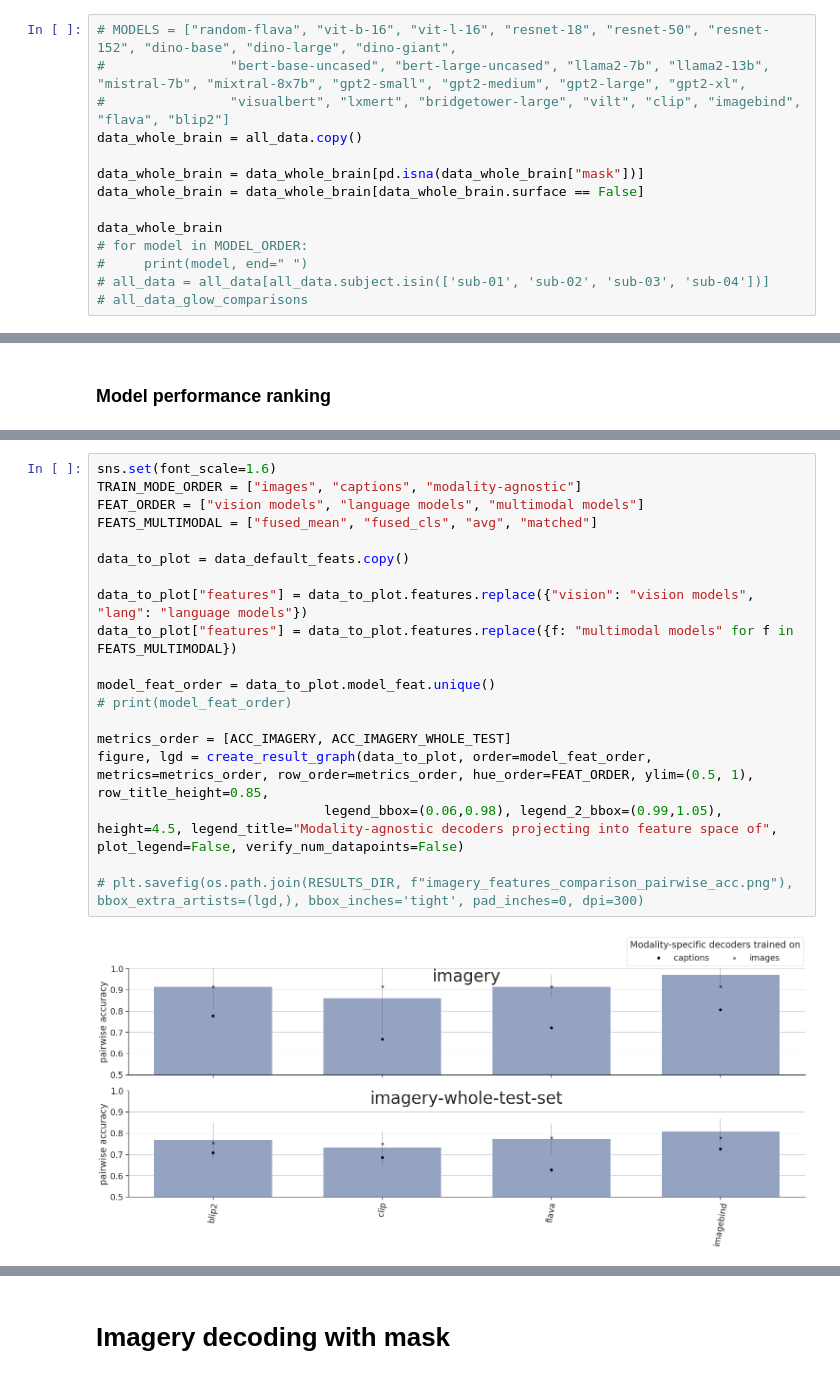
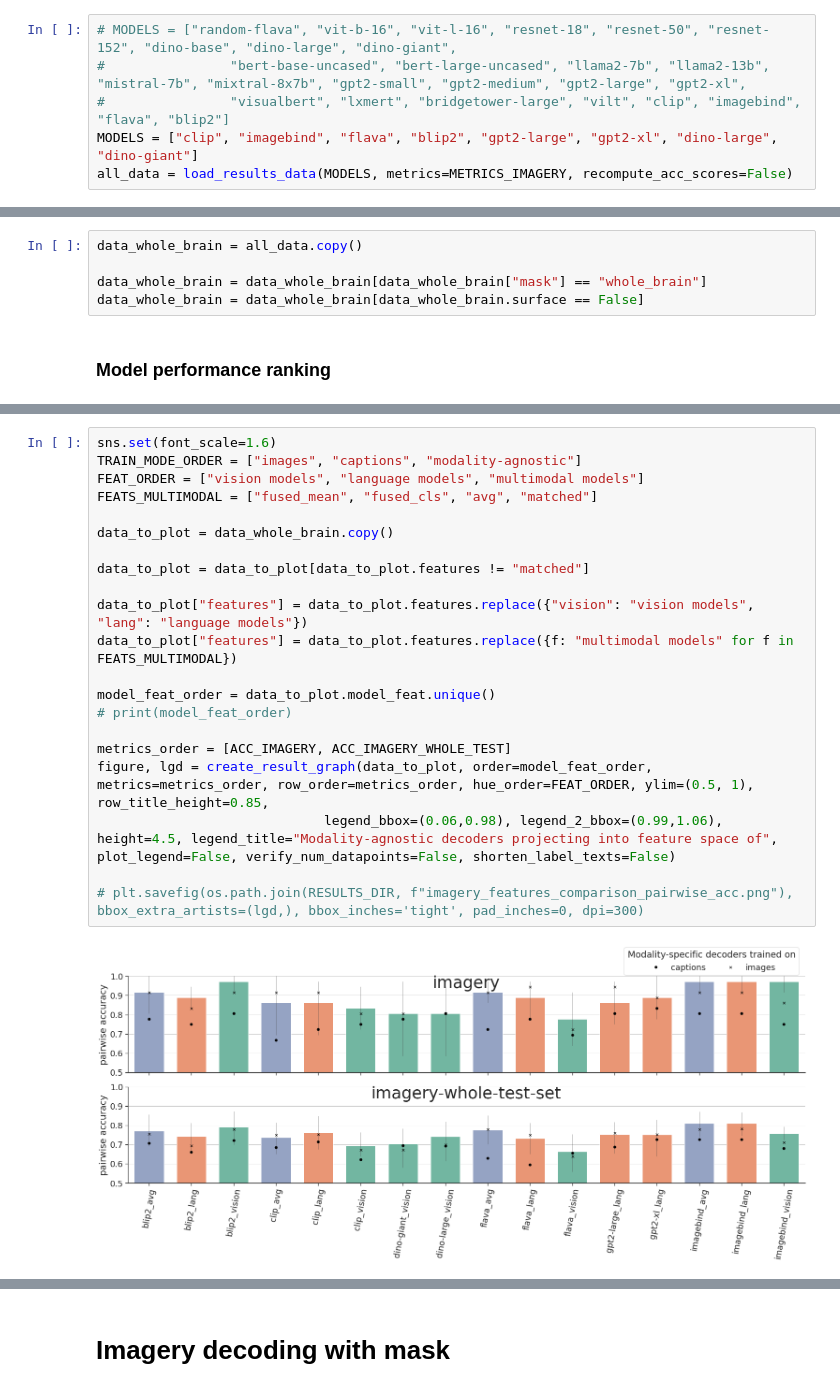
Before and after one commit to mitjanikolaus/multimodal_decoding, a Jupyter notebook: notebooks/imagery_decoding.ipynb, the cells around one changed output, grey strips where cells are left out. Saved outputs shown, nothing was run; the diff lists cells and outputs as text.

```diff
--- a/notebooks/imagery_decoding.ipynb
+++ b/notebooks/imagery_decoding.ipynb
@@ -24,13 +21,5 @@ all_data = load_results_data(MODELS, metrics=METRICS_IMAGERY)
 # MODELS = ["random-flava", "vit-b-16", "vit-l-16", "resnet-18", "resnet-50", "resnet-152", "dino-base", "dino-large", "dino-giant",
 #                "bert-base-uncased", "bert-large-uncased", "llama2-7b", "llama2-13b", "mistral-7b", "mixtral-8x7b", "gpt2-small", "gpt2-medium", "gpt2-large", "gpt2-xl",
 #                "visualbert", "lxmert", "bridgetower-large", "vilt", "clip", "imagebind", "flava", "blip2"]
-data_whole_brain = all_data.copy()
-
-data_whole_brain = data_whole_brain[pd.isna(data_whole_brain["mask"])]
-data_whole_brain = data_whole_brain[data_whole_brain.surface == False]
-
-data_whole_brain
-# for model in MODEL_ORDER:
-#     print(model, end=" ")
-# all_data = all_data[all_data.subject.isin(['sub-01', 'sub-02', 'sub-03', 'sub-04'])]
-# all_data_glow_comparisons
+MODELS = ["clip", "imagebind", "flava", "blip2", "gpt2-large", "gpt2-xl", "dino-large", "dino-giant"]
+all_data = load_results_data(MODELS, metrics=METRICS_IMAGERY, recompute_acc_scores=False)
@@ -76,3 +26,8 @@ Selected default lang features for imagebind: lang_features_cls
+# %%
+data_whole_brain = all_data.copy()
+
+data_whole_brain = data_whole_brain[data_whole_brain["mask"] == "whole_brain"]
+data_whole_brain = data_whole_brain[data_whole_brain.surface == False]
 # %% [markdown]
 ### Model performance ranking
 # %%
@@ -96,21 +57,23 @@ Name: value, dtype: object
 # %%
 sns.set(font_scale=1.6)
 TRAIN_MODE_ORDER = ["images", "captions", "modality-agnostic"]
 FEAT_ORDER = ["vision models", "language models", "multimodal models"]
 FEATS_MULTIMODAL = ["fused_mean", "fused_cls", "avg", "matched"]
 
-data_to_plot = data_default_feats.copy()
+data_to_plot = data_whole_brain.copy()
+
+data_to_plot = data_to_plot[data_to_plot.features != "matched"]
 
 data_to_plot["features"] = data_to_plot.features.replace({"vision": "vision models", "lang": "language models"})
 data_to_plot["features"] = data_to_plot.features.replace({f: "multimodal models" for f in FEATS_MULTIMODAL})
 
 model_feat_order = data_to_plot.model_feat.unique()
 # print(model_feat_order)
 
 metrics_order = [ACC_IMAGERY, ACC_IMAGERY_WHOLE_TEST]
 figure, lgd = create_result_graph(data_to_plot, order=model_feat_order, metrics=metrics_order, row_order=metrics_order, hue_order=FEAT_ORDER, ylim=(0.5, 1), row_title_height=0.85,
-                             legend_bbox=(0.06,0.98), legend_2_bbox=(0.99,1.05), height=4.5, legend_title="Modality-agnostic decoders projecting into feature space of", plot_legend=False, verify_num_datapoints=False)
+                             legend_bbox=(0.06,0.98), legend_2_bbox=(0.99,1.06), height=4.5, legend_title="Modality-agnostic decoders projecting into feature space of", plot_legend=False, verify_num_datapoints=False, shorten_label_texts=False)
 
 # plt.savefig(os.path.join(RESULTS_DIR, f"imagery_features_comparison_pairwise_acc.png"), bbox_extra_artists=(lgd,), bbox_inches='tight', pad_inches=0, dpi=300)
 # %% [output]
-[figure, old version]
+[figure, new version]
```
Also changed, not shown: parts of 21 cells of this notebook, 3 other files.
